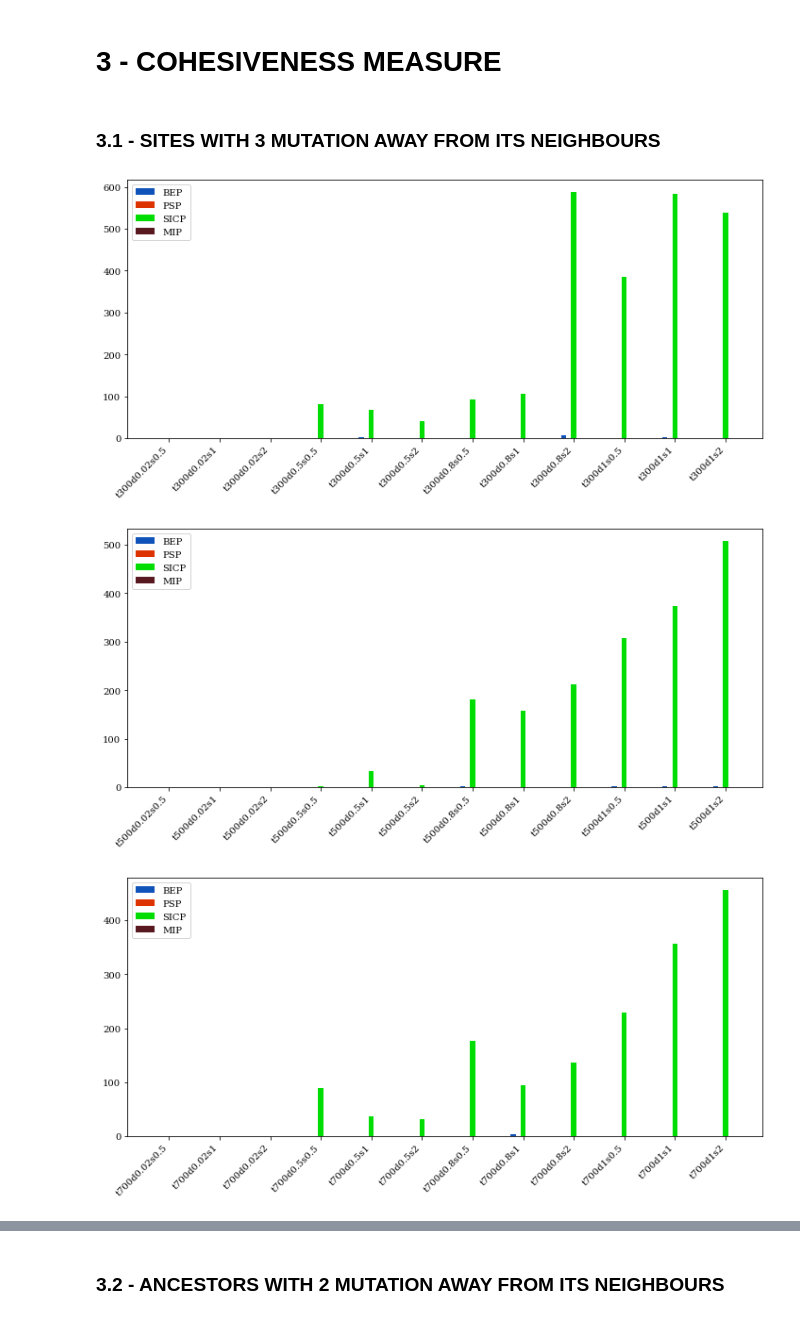
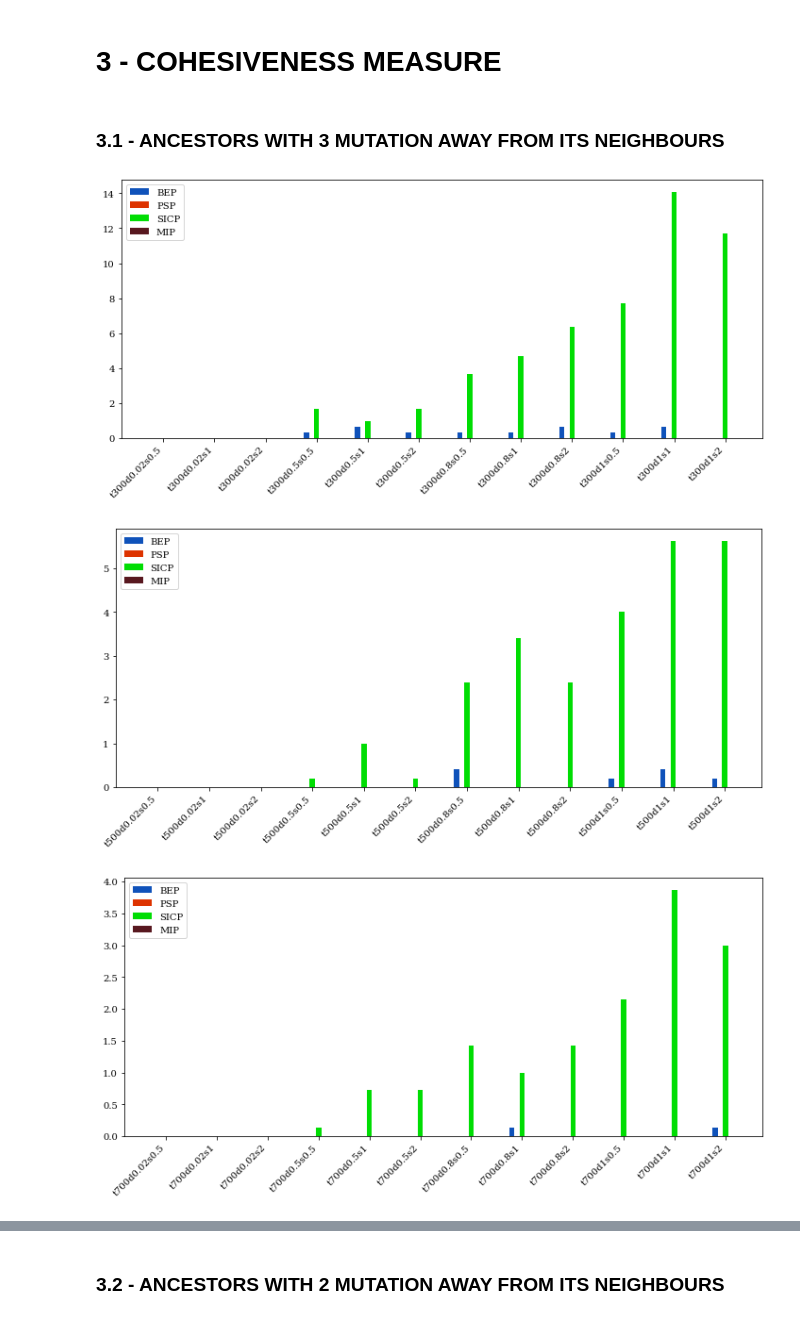
Before and after one commit to santule/indelmip, a Jupyter notebook: notebooks/synthetic_data_evaluation_plots.ipynb, the cells around one changed output, grey strips where cells are left out. Cells and saved outputs as stored; diff of their text form; code cells hidden in the pictures.

```diff
--- a/notebooks/synthetic_data_evaluation_plots.ipynb
+++ b/notebooks/synthetic_data_evaluation_plots.ipynb
@@ -5,9 +5,9 @@ import matplotlib.pyplot as plt
 import glob, os
 from os import walk
 import numpy as np
-experiment_result_folder = '/Users/sanjanatule/Documents/uq/Projects/Indels/indelmip/evaluation/synthetic/'
-data_folder = '/Users/sanjanatule/Documents/uq/Projects/Indels/indelmip/data/travis/'
-plot_output_folder = '/Users/sanjanatule/Documents/uq/Projects/Indels/indelmip/plots_for_paper/'
+experiment_result_folder = '/Users/sanjanatule/Documents/uq/Projects/indelmip/evaluation/synthetic/'
+data_folder = '/Users/sanjanatule/Documents/uq/Projects/indelmip/data/travis/'
+plot_output_folder = '/Users/sanjanatule/Documents/uq/Projects/indelmip/plots_for_paper/'
 # %%
 plt.rc('axes', titlesize=15)     # fontsize of the axes title
 plt.rc('axes', labelsize=10)    # fontsize of the x and y labels
@@ -18,5 +18,3 @@ plt.rc('font', size=10)          # controls default text sizes
 plt.rcParams["figure.figsize"] = (10,5)
 plt.rcParams["font.family"] = "serif"
 colors = sns.color_palette('deep')
-# %%
-score_data = pd.read_csv(experiment_result_folder + '2000' + '_indel_diff_evaluation_plot.csv')
@@ -86,6 +66,6 @@ for extant_size in ['300','500','700','1000','2000']:
     bbox = ax1.get_tightbbox(fig.canvas.get_renderer())
     filename = plot_output_folder + extant_size + "_synthetic_indel_score_comparison_plot.jpg"
     fig.savefig(filename,dpi=1000)
-    fig.tight_layout()
+    #fig.tight_layout()
     plt.show()
 # %% [output]
@@ -144,7 +119,7 @@ for extant_size in ['300','500','700','1000','2000']:
     bbox = ax1.get_tightbbox(fig.canvas.get_renderer())
     filename = plot_output_folder + extant_size + "_synthetic_out_of_dist_comparison_plot.jpg"
     fig.savefig(filename,dpi=1000)
-    fig.tight_layout()
+    #fig.tight_layout()
     plt.show()
 # %% [output]
 [figure]
@@ -155,15 +130,15 @@ for extant_size in ['300','500','700','1000','2000']:
 # %% [markdown]
 # 3 - COHESIVENESS MEASURE
 # %% [markdown]
-### 3.1 -  SITES WITH 3 MUTATION AWAY FROM ITS NEIGHBOURS
+### 3.1 -  ANCESTORS WITH 3 MUTATION AWAY FROM ITS NEIGHBOURS
 # %%
 for extant_size in ['300','500','700','1000','2000']:
-    with open(experiment_result_folder + extant_size + '_sites_with_3_mut_plot.csv', 'w') as outfile:
+    with open(experiment_result_folder + extant_size + '_ancestors_3_mutation_away.csv', 'w') as outfile:
         outfile.write('protein_family,method,score\n')
         for (sub_folder, _, _) in walk(data_folder):
             if extant_size + 'd' in sub_folder :
                 os.chdir(sub_folder)
-                for fname in glob.glob("*sites_with_3_mut*"):
+                for fname in glob.glob("*ancestors_with_3_mut*"):
                     with open(fname) as infile:
                         for line in infile:
                             pr = sub_folder.split('/')[-1]
@@ -173,36 +148,36 @@ for extant_size in ['300','500','700','1000','2000']:
     for d in ['0.02','0.5','0.8','1','2']:
         for s in ['0.5','1','2']:
             cat_order.append('t' + extant_size + 'd' + d + 's' + s)
 
-    score_data = pd.read_csv(experiment_result_folder + extant_size + '_sites_with_3_mut_plot.csv')
+    score_data = pd.read_csv(experiment_result_folder + extant_size + '_ancestors_3_mutation_away.csv')
     score_data['protein_family'] = pd.Categorical(score_data['protein_family'],cat_order)
     score_data = score_data.sort_values(['protein_family',"method"])
     score_data = score_data.pivot(index='protein_family', columns='method', values='score').reset_index()
 
 
     labels = score_data['protein_family']
     x = np.arange(len(labels))
     width = 0.2
     fig,ax1 = plt.subplots(tight_layout=True)
     rects1 = ax1.bar(x - width/2 - width/2, score_data['bep'], width/2, label='BEP',color='#0F52BA')
     rects2 = ax1.bar(x - width/2, score_data['psp'], width/2, label='PSP',color='#DD3300')
     rects3 = ax1.bar(x, score_data['sicp'], width/2, label='SICP',color='#00DD03')
     rects4 = ax1.bar(x + width/2, score_data['mip'], width/2, label='MIP',color='#58181F')
     ymin, ymax = plt.ylim()
 
 
 #     ax1.set_ylabel('# sites 3 mutations away from its neighbours')
     ax1.set_xticks(x)
     ax1.set_xticklabels(labels)
 #     ax1.set_xlabel('Protein Family')
     plt.xticks(rotation=45,ha="right")
     ax1.legend(loc="upper left")
     bbox = ax1.get_tightbbox(fig.canvas.get_renderer())
-    filename = plot_output_folder + extant_size + "_synthetic_sites_3_mutation_comparison_plot.jpg"
+    filename = plot_output_folder + extant_size + "_synthetic_ancestors_3_mutation_away_comparison_plot.jpg"
     fig.savefig(filename,dpi=1000)
-    fig.tight_layout()
+    #fig.tight_layout()
     plt.show()
 # %% [output]
-[figure, old version]
+[figure, new version]
-[figure, old version]
+[figure, new version]
-[figure, old version]
+[figure, new version]
```
Also changed, not shown: parts of 4 cells of this notebook, 1 other file.
